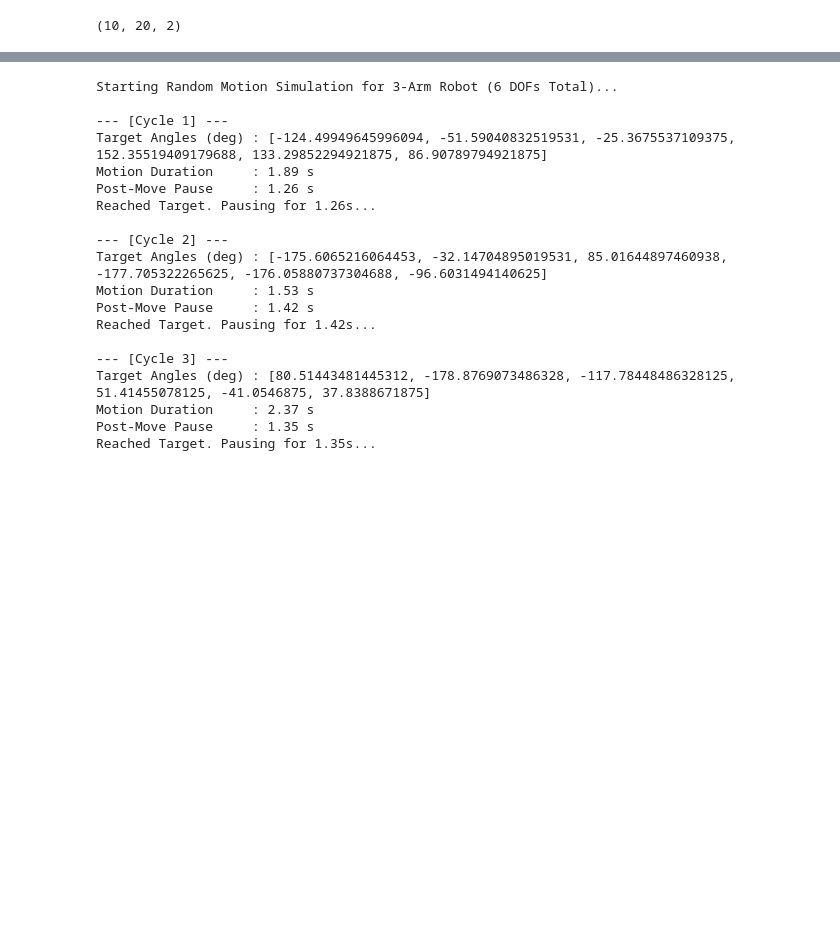
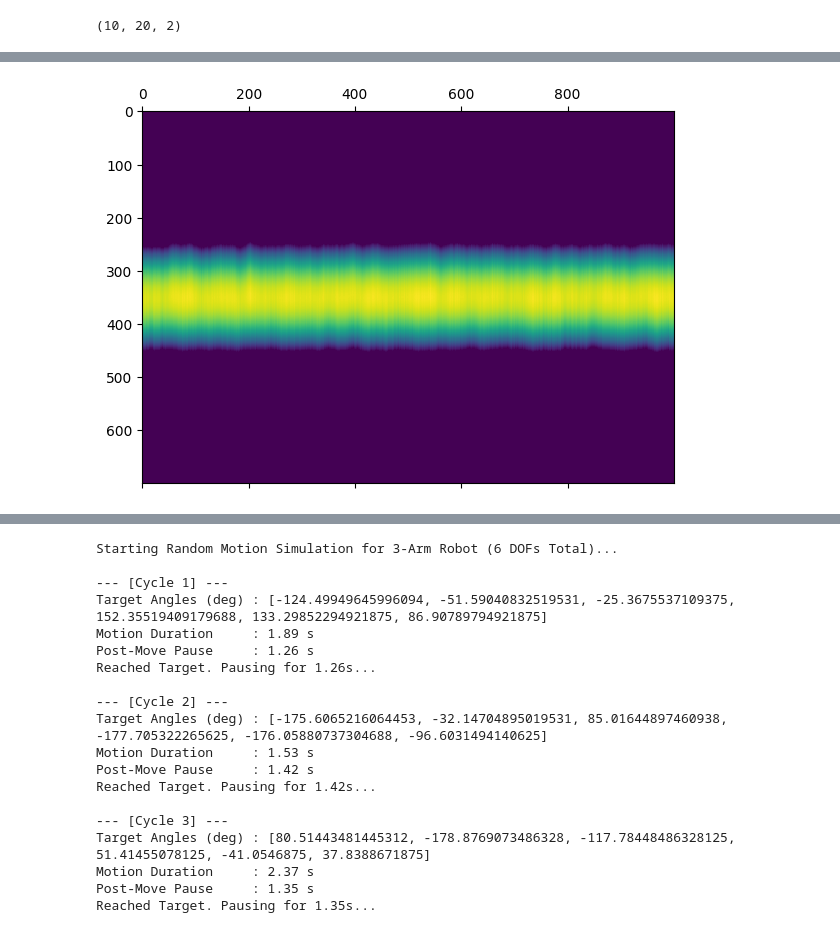
Before and after one commit to cvnsuniii/digital_twin.ai, a Jupyter notebook: data_gen.ipynb, the cells around one changed output, grey strips where cells are left out. Saved outputs shown, nothing was run; the diff lists cells and outputs as text; code cells hidden in the pictures; blank space fills up the shorter version.

```diff
--- a/data_gen.ipynb
+++ b/data_gen.ipynb
@@ -1408,0 +1529,41 @@ class stamp:
+# %%
+def cirrcularise(y,y1):
+    sin_15 = np.sin(15 * np.pi / 180.0)
+    cos_15 = np.cos(15 * np.pi / 180.0)
+    thickby2 = (y - y1) / 2.0
+    r = thickby2 / sin_15
+
+    # 2. Create a 2D vertical grid index: shape (700, 1)
+    row_indices = np.arange(700)[:, None]  # Shape: (700, 1)
+
+    # 3. Create a boolean mask to identify valid rows inside [y1, y] for each column
+    mask = (row_indices >= y1[None, :]) & (row_indices < y[None, :])
+
+    # 4. Calculate the relative distance from the lower bound y1: (row - y1)
+    # Broadcasting gives a 2D matrix of shape (700, 200)
+    dist = row_indices - y1[None, :]
+
+    # 5. Evaluate the profile equation safely
+    # Term inside square root: r^2 - (thickby2 - dist)^2
+    sqrt_term = (r[None, :] ** 2) - ((thickby2[None, :] - dist) ** 2)
+
+    # Prevent negative numbers inside sqrt due to floating-point precision
+    sqrt_term = np.maximum(0, sqrt_term)
+
+    # Full profile evaluation
+    profile_2d = np.sqrt(sqrt_term) - (r[None, :] * cos_15)
+
+    # 6. Apply profile only inside valid bounds, set rest to 0, and add to grid_2d
+    profile_2d = np.where(mask, profile_2d, 0.0)
+    grid_2d = np.zeros((700, pixels), dtype=np.float32)
+    grid_2d += profile_2d
+    return grid_2d
+# %%
+smoothen(x)
+y,y1=pixellize(y,y1)
+matrix=cirrcularise(y,y1)
+matrix[100]=np.full(matrix.shape[1],fill_value=-1)
+plt.matshow(matrix)
+plt.show()
+# %% [output]
+[figure, added]
```
Also changed, not shown: parts of 32 cells of this notebook, 6 other files.
